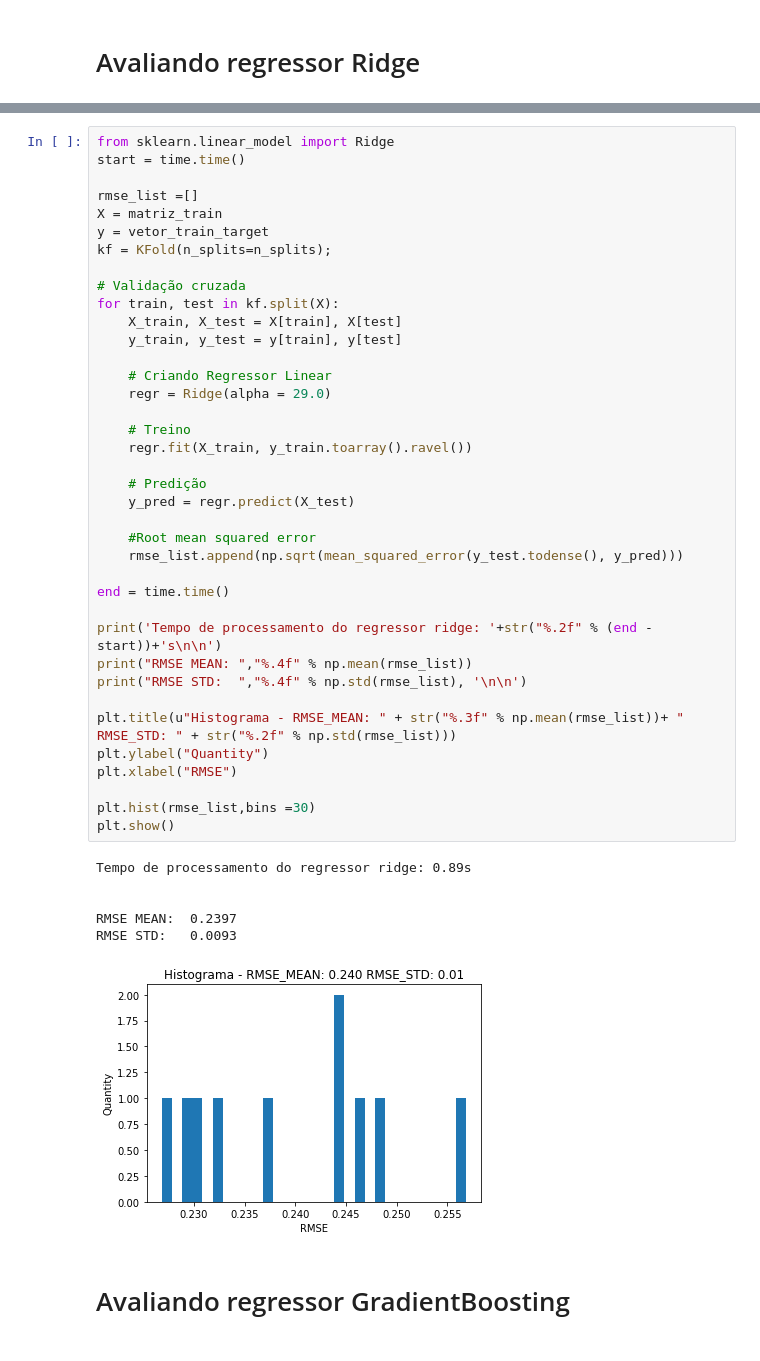
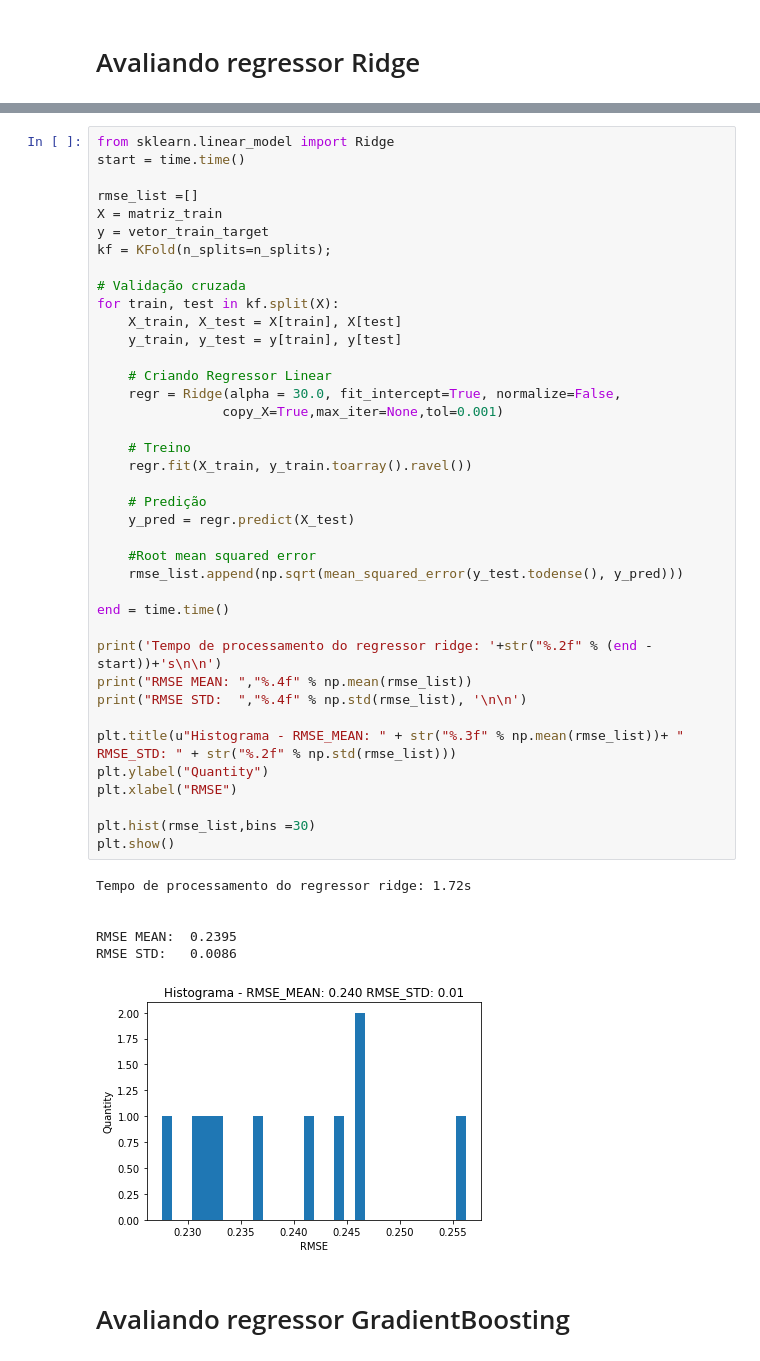
Before and after one commit to vinicius-alves/Kaggle-Avito-Challenge, a Jupyter notebook: notebook regressão linear e ridge.ipynb, the cells around one changed output, grey strips where cells are left out. Saved outputs shown, nothing was run; the diff lists cells and outputs as text.

```diff
--- a/notebook regressão linear e ridge.ipynb
+++ b/notebook regressão linear e ridge.ipynb
@@ -117,37 +127,38 @@ kf = KFold(n_splits=n_splits);
 for train, test in kf.split(X):
     X_train, X_test = X[train], X[test]
     y_train, y_test = y[train], y[test]
 
     # Criando Regressor Linear
-    regr = Ridge(alpha = 29.0)
+    regr = Ridge(alpha = 30.0, fit_intercept=True, normalize=False,
+                copy_X=True,max_iter=None,tol=0.001)
 
     # Treino
     regr.fit(X_train, y_train.toarray().ravel())
 
     # Predição
     y_pred = regr.predict(X_test)
 
     #Root mean squared error
     rmse_list.append(np.sqrt(mean_squared_error(y_test.todense(), y_pred)))
 
 end = time.time()
 
 print('Tempo de processamento do regressor ridge: '+str("%.2f" % (end - start))+'s\n\n')
 print("RMSE MEAN: ","%.4f" % np.mean(rmse_list))
 print("RMSE STD:  ","%.4f" % np.std(rmse_list), '\n\n')
 
 plt.title(u"Histograma - RMSE_MEAN: " + str("%.3f" % np.mean(rmse_list))+ " RMSE_STD: " + str("%.2f" % np.std(rmse_list)))
 plt.ylabel("Quantity")
 plt.xlabel("RMSE")
 
 plt.hist(rmse_list,bins =30)
 plt.show()
 # %% [output]
-Tempo de processamento do regressor ridge: 0.89s
+Tempo de processamento do regressor ridge: 1.72s
 
 
-RMSE MEAN:  0.2397
-RMSE STD:   0.0093
+RMSE MEAN:  0.2395
+RMSE STD:   0.0086
-[figure, old version]
+[figure, new version]
 # %% [markdown]
 # Avaliando regressor GradientBoosting
```
Also changed, not shown: parts of 22 cells of this notebook.
